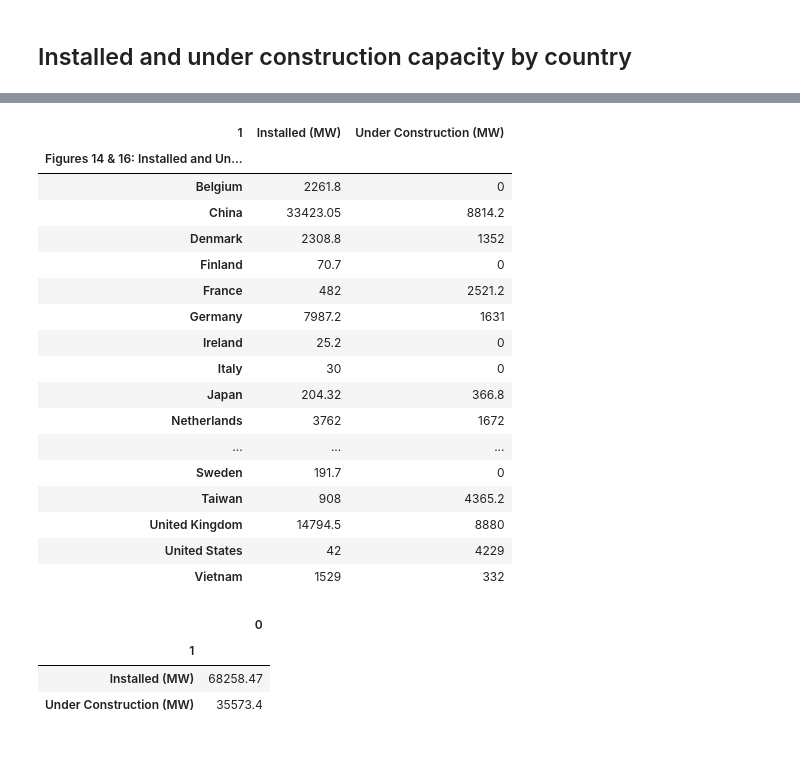
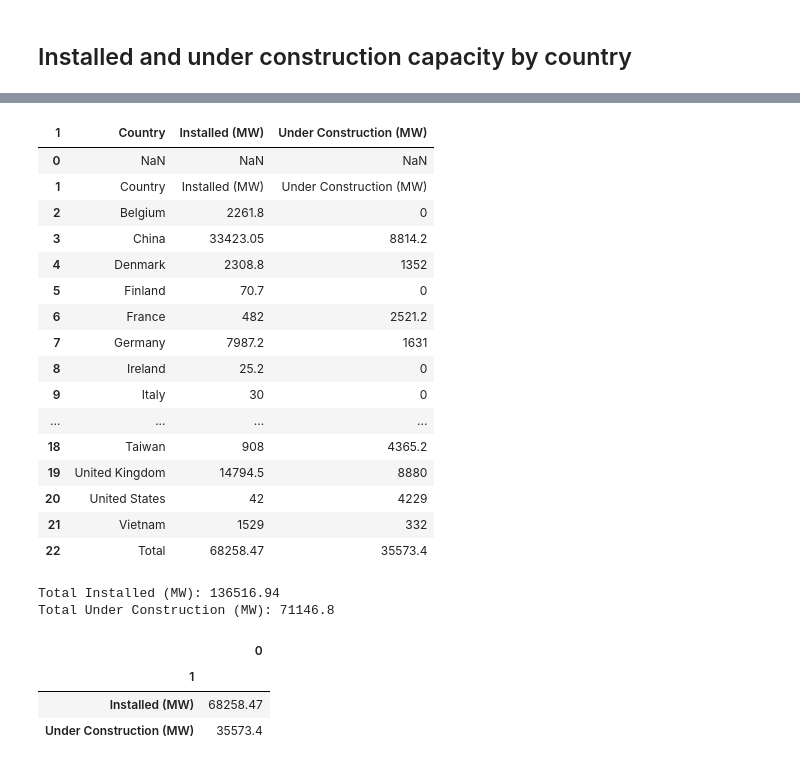
Before and after one commit to mteoraso/Offshore_Wind_Energy, a Jupyter notebook: notebooks/EDA_offshore_wind.ipynb, the cells around one changed output, grey strips where cells are left out. Saved outputs shown, nothing was run; the diff lists cells and outputs as text; code cells hidden in the pictures.

```diff
--- a/notebooks/EDA_offshore_wind.ipynb
+++ b/notebooks/EDA_offshore_wind.ipynb
@@ -203,36 +157,38 @@ df_NREL['F14,16, Installed and Const.']
-# %%
-## Organizacion de datos en dataframe
-data = df_NREL['F14,16, Installed and Const.'].drop("Unnamed: 0", axis=1)
-columnas = data.loc[1]
-indices = data["Figures 14 & 16: Installed and Under Construction Offshore Wind Energy Capacity by Country (MW)"]
-
-df_NREL_ins_constru = pd.DataFrame(data.values,
-                                   columns = columnas,
-                                   index = indices)
-df_NREL_ins_constru = df_NREL_ins_constru.dropna()
-df_NREL_ins_constru.drop('Country', inplace= True)
-df_NREL_ins_constru.drop('Total', inplace= True)
-df_NREL_ins_constru.drop('Country', axis = 1, inplace= True)
-df_NREL_ins_constru
-# %% [output]
-| 1 | Installed (MW) | Under Construction (MW) |
-| Figures 14 & 16: Installed and Un... |  |  |
-| Belgium | 2261.8 | 0 |
-| China | 33423.05 | 8814.2 |
-| Denmark | 2308.8 | 1352 |
-| Finland | 70.7 | 0 |
-| France | 482 | 2521.2 |
-| Germany | 7987.2 | 1631 |
-| Ireland | 25.2 | 0 |
-| Italy | 30 | 0 |
-| Japan | 204.32 | 366.8 |
-| Netherlands | 3762 | 1672 |
-| ... | ... | ... |
-| Sweden | 191.7 | 0 |
-| Taiwan | 908 | 4365.2 |
-| United Kingdom | 14794.5 | 8880 |
-| United States | 42 | 4229 |
-| Vietnam | 1529 | 332 |
+# %%
+F1416InstalledandConst = pd.DataFrame(F1416InstalledandConst)
+F1416InstalledandConst
+# %% [output]
+| 1 | Country | Installed (MW) | Under Construction (MW) |
+| 0 | NaN | NaN | NaN |
+| 1 | Country | Installed (MW) | Under Construction (MW) |
+| 2 | Belgium | 2261.8 | 0 |
+| 3 | China | 33423.05 | 8814.2 |
+| 4 | Denmark | 2308.8 | 1352 |
+| 5 | Finland | 70.7 | 0 |
+| 6 | France | 482 | 2521.2 |
+| 7 | Germany | 7987.2 | 1631 |
+| 8 | Ireland | 25.2 | 0 |
+| 9 | Italy | 30 | 0 |
+| ... | ... | ... | ... |
+| 18 | Taiwan | 908 | 4365.2 |
+| 19 | United Kingdom | 14794.5 | 8880 |
+| 20 | United States | 42 | 4229 |
+| 21 | Vietnam | 1529 | 332 |
+| 22 | Total | 68258.47 | 35573.4 |
+# %%
+# Convert the 'Installed (MW)' and 'Under Construction (MW)' columns to numeric
+F1416InstalledandConst['Installed (MW)'] = pd.to_numeric(F1416InstalledandConst['Installed (MW)'], errors='coerce').fillna(0)
+F1416InstalledandConst['Under Construction (MW)'] = pd.to_numeric(F1416InstalledandConst['Under Construction (MW)'], errors='coerce').fillna(0)
+
+# Now perform the sum on the desired numeric columns only
+total_installed = F1416InstalledandConst['Installed (MW)'].sum()
+total_under_construction = F1416InstalledandConst['Under Construction (MW)'].sum()
+
+print(f"Total Installed (MW): {total_installed}")
+print(f"Total Under Construction (MW): {total_under_construction}")
+# %% [output]
+Total Installed (MW): 136516.94
+Total Under Construction (MW): 71146.8
 # %%
 df_NREL_ins_constru.sum()
 # %% [output]
```
Also changed, not shown: parts of 17 cells of this notebook.
